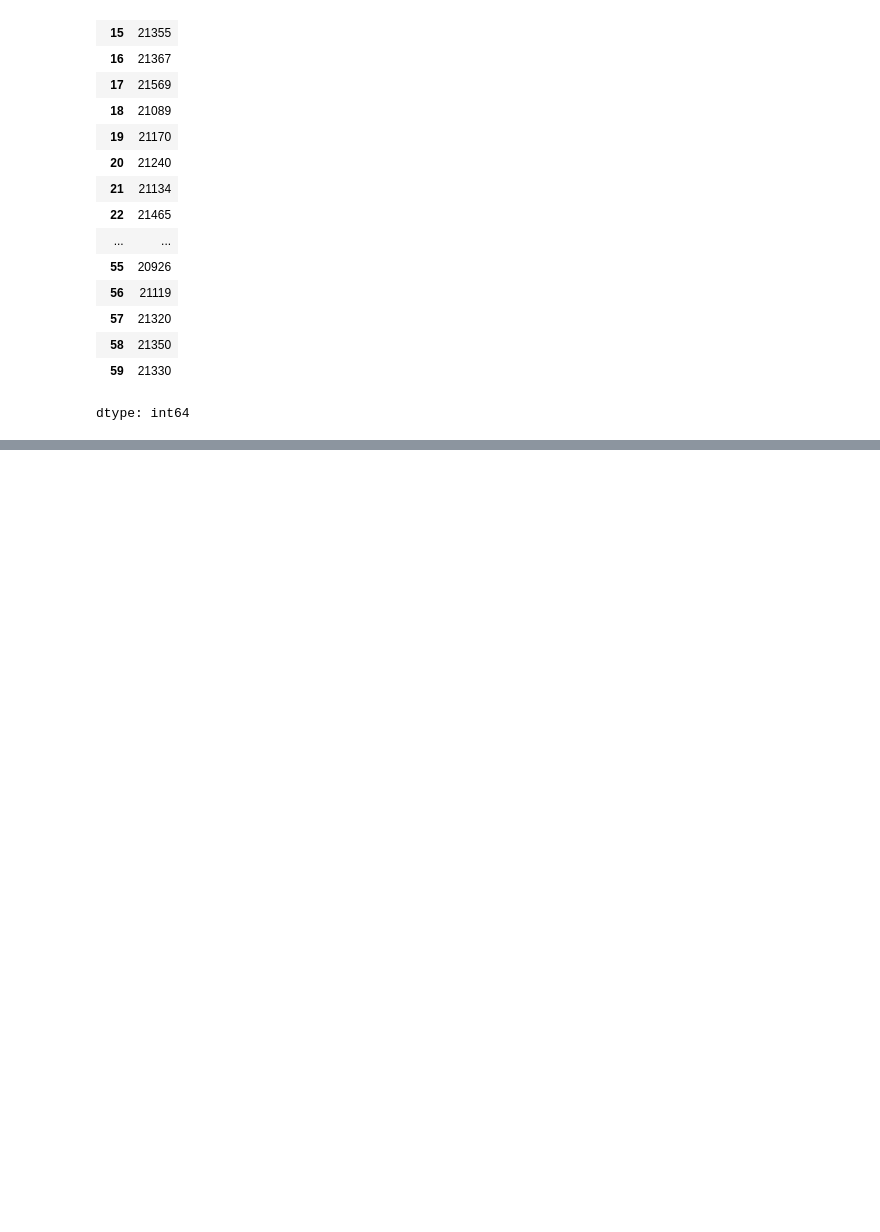
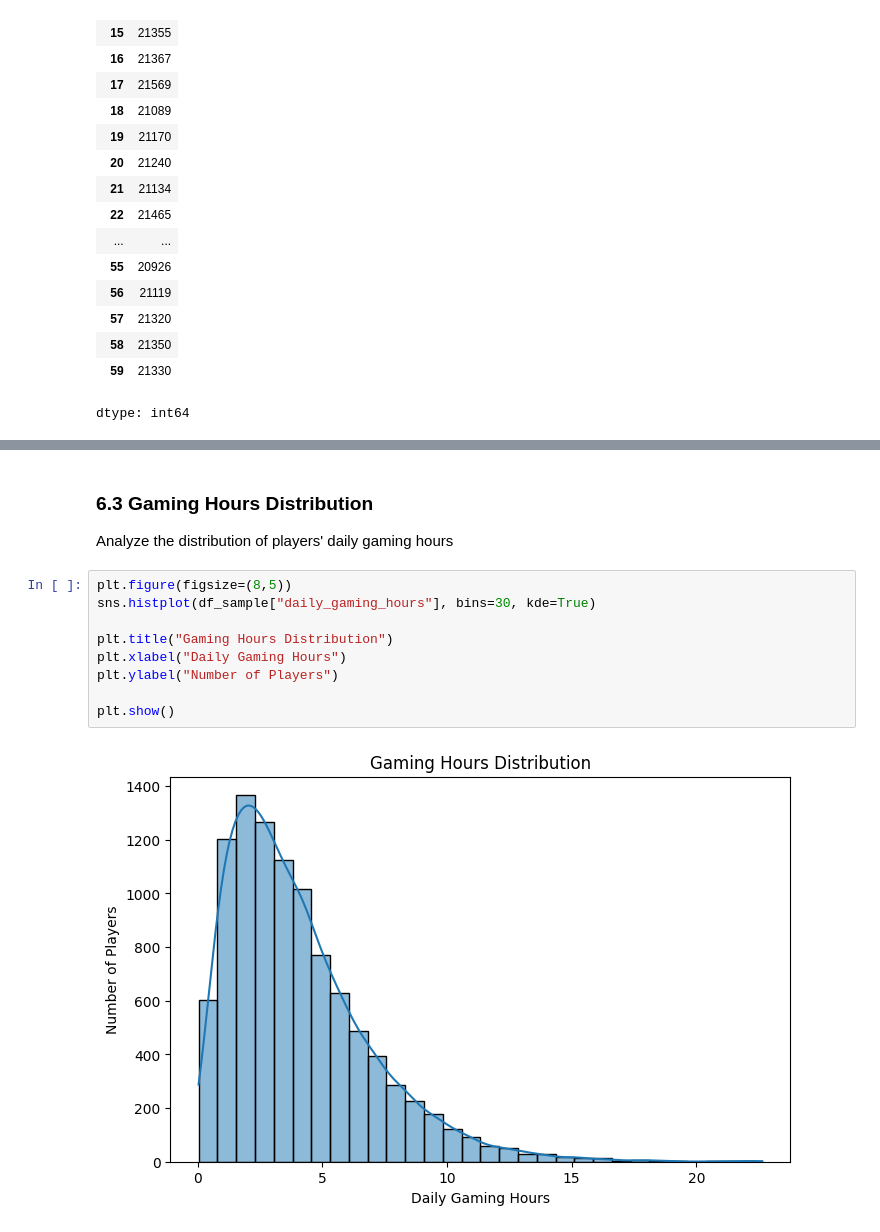
Before and after one commit to RenatoSaldivia/gaming-mental-health-analysis, a Jupyter notebook: notebook/gaming_mental_health_analysis.ipynb, the cells around one changed output, grey strips where cells are left out. Saved outputs shown, nothing was run; the diff lists cells and outputs as text; blank space fills up the shorter version.

```diff
--- a/notebook/gaming_mental_health_analysis.ipynb
+++ b/notebook/gaming_mental_health_analysis.ipynb
@@ -200,0 +240,14 @@ dtype: int64
+# %% [markdown]
+### 6.3 Gaming Hours Distribution
+Analyze the distribution of players' daily gaming hours
+# %%
+plt.figure(figsize=(8,5))
+sns.histplot(df_sample["daily_gaming_hours"], bins=30, kde=True)
+
+plt.title("Gaming Hours Distribution")
+plt.xlabel("Daily Gaming Hours")
+plt.ylabel("Number of Players")
+
+plt.show()
+# %% [output]
+[figure, added]
```
Also changed, not shown: parts of 25 cells of this notebook.
